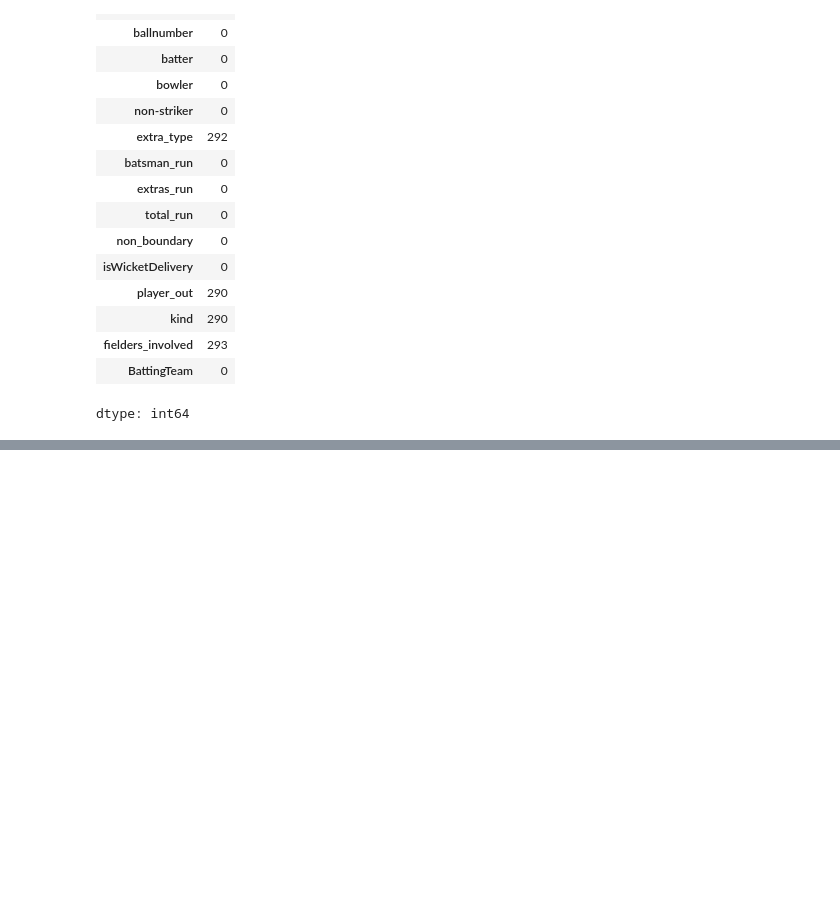
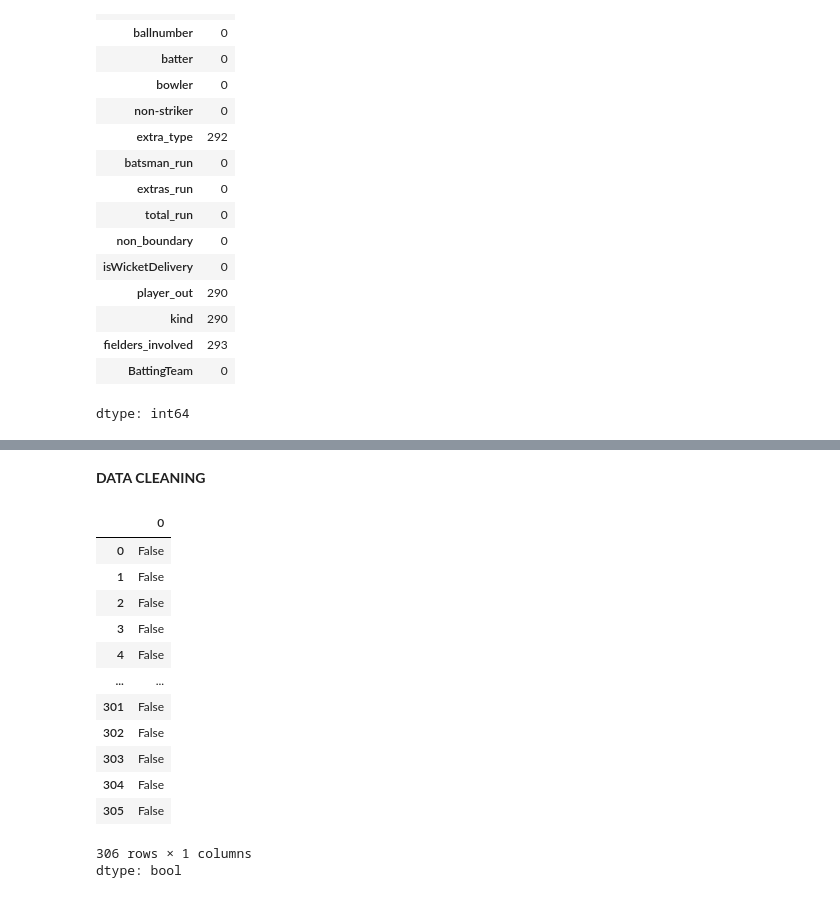
Before and after one commit to amritaa72/Runs-and-Wickets, a Jupyter notebook: ball_by_ball_data.ipynb, the cells around one changed output, grey strips where cells are left out. Cells and saved outputs as stored; diff of their text form; code cells hidden in the pictures; blank space fills up the shorter version.

```diff
--- a/ball_by_ball_data.ipynb
+++ b/ball_by_ball_data.ipynb
@@ -76,0 +143,19 @@ NameError: name 'data' is not defined
+# %% [markdown]
+**DATA CLEANING**
+# %%
+data.duplicated()
+# %% [output]
+|  | 0 |
+| 0 | False |
+| 1 | False |
+| 2 | False |
+| 3 | False |
+| 4 | False |
+| ... | ... |
+| 301 | False |
+| 302 | False |
+| 303 | False |
+| 304 | False |
+| 305 | False |
+306 rows × 1 columns
+dtype: bool
```
Also changed, not shown: parts of 52 cells of this notebook.
